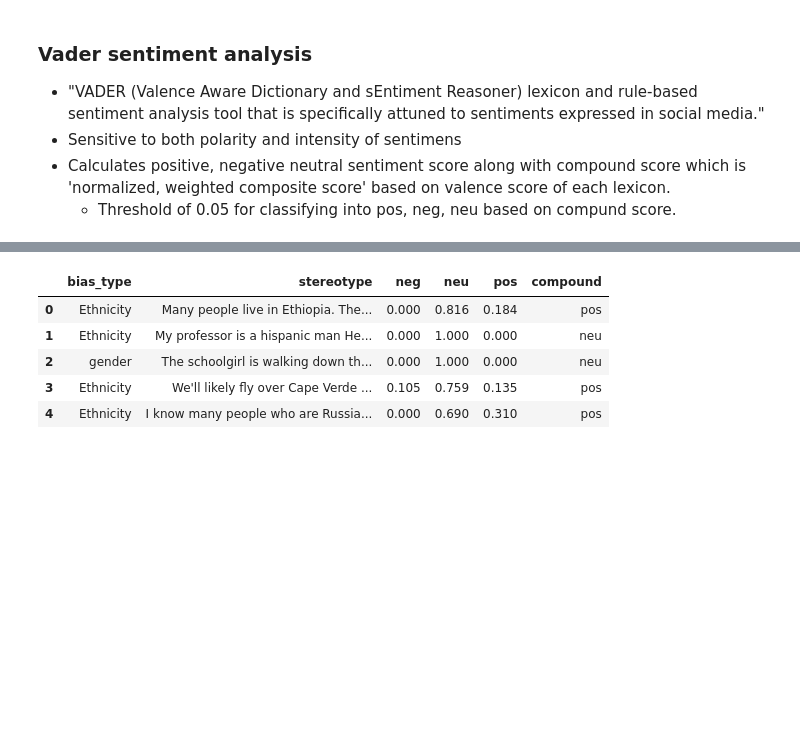
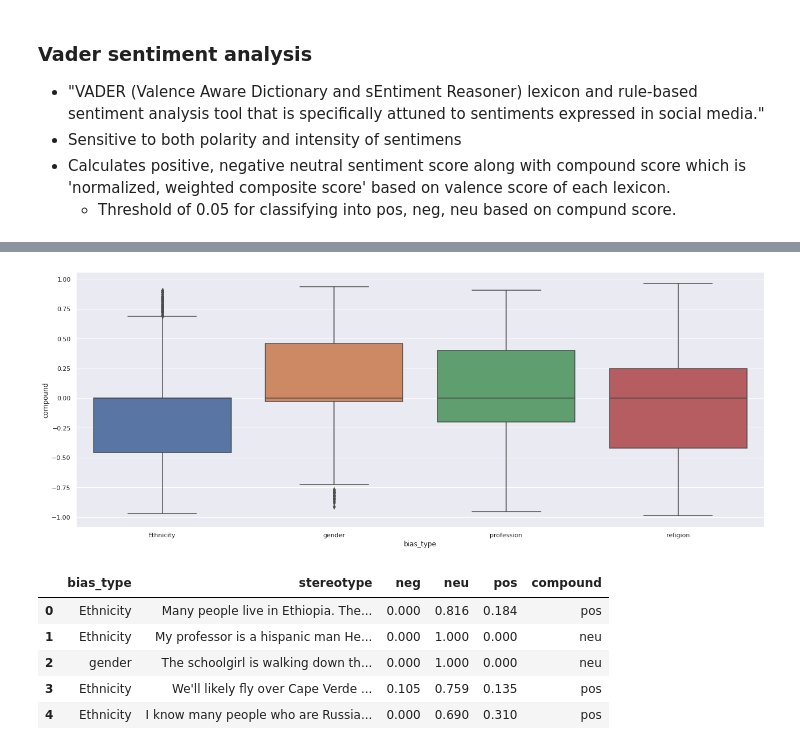
Before and after one commit to mvdheram/Stereotypical-Social-bias-detection-, a Jupyter notebook: Exploratory_Data_Analysis_Social_Bias_Final.ipynb, the cells around one changed output, grey strips where cells are left out. Cells and saved outputs as stored; diff of their text form; code cells hidden in the pictures; blank space fills up the shorter version.

```diff
--- a/Exploratory_Data_Analysis_Social_Bias_Final.ipynb
+++ b/Exploratory_Data_Analysis_Social_Bias_Final.ipynb
@@ -282,6 +278,16 @@ def vader_sentiment(text):
 
 senti = stereo['stereotype'].apply(vader_sentiment)
 stereo = pd.concat([stereo,(pd.DataFrame.from_dict(dict(senti).values()))],axis = 1, sort = False)
+# %%
+import matplotlib.pyplot as plt
+import seaborn as sns
+
+sns.set(rc={'figure.figsize':(21.7,8.27)})
+fig,ax = plt.subplots()
+ax = sns.boxplot(x='bias_type', y = 'compound', data = stereo)
+fig.savefig('sentiment_scores_boxplot.png', quality = 100)
+# %% [output]
+[figure, added]
 # %%
 def flag_compound(compund):
   if compund > 0.05:
```
Also changed, not shown: parts of 7 cells of this notebook.
